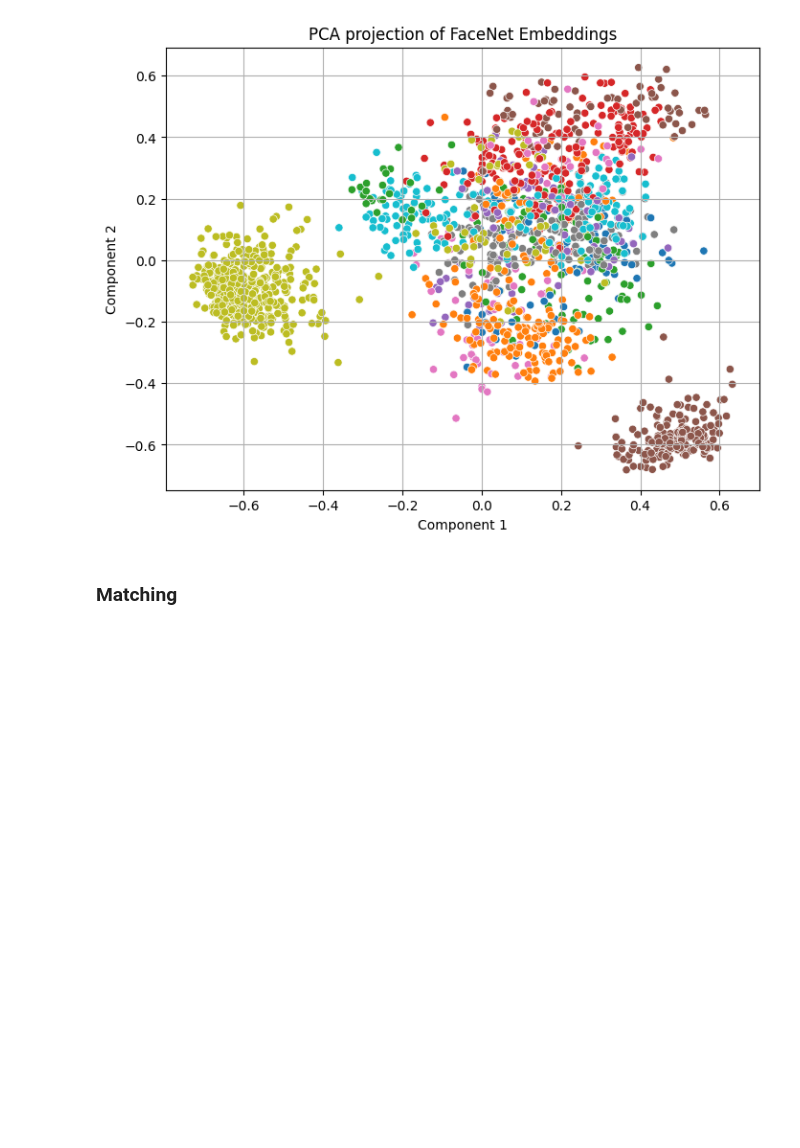
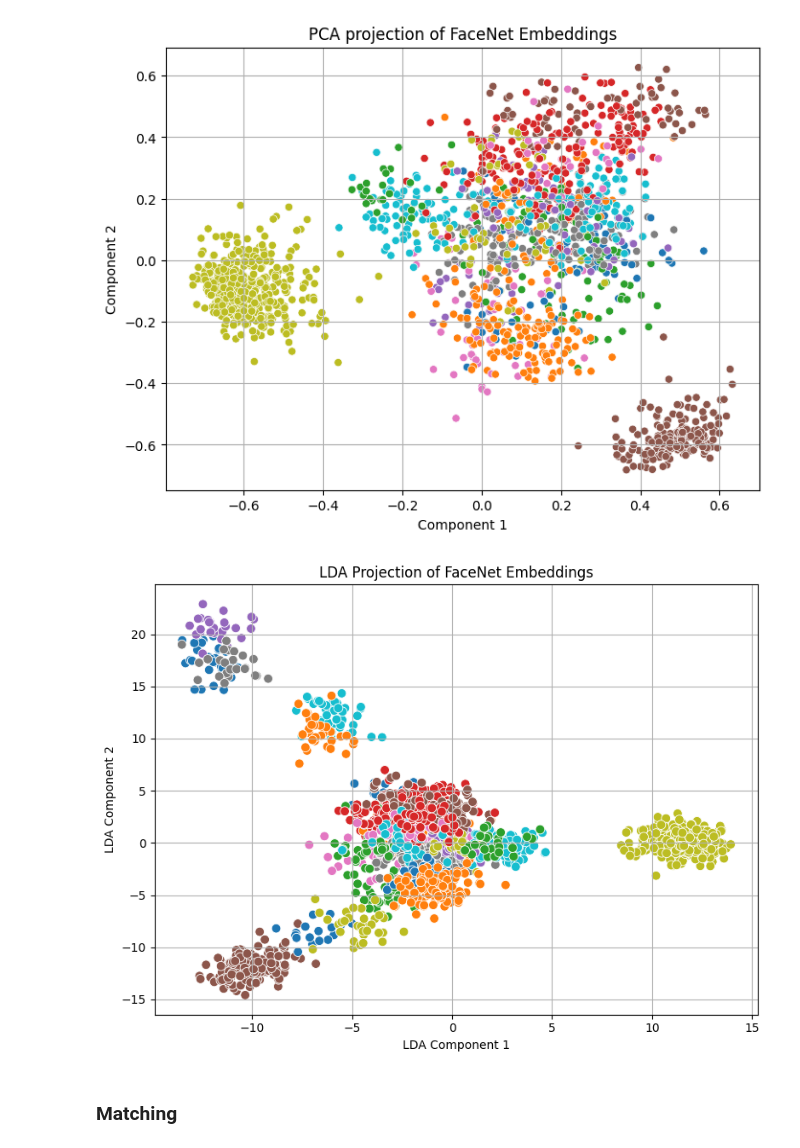
Before and after one commit to CyberKL/face-recognition, a Jupyter notebook: technology-eval.ipynb, the cells around one changed output. Drawn from its saved outputs; the diff is of its cells as text; code cells hidden in the pictures; blank space fills up the shorter version.

Commit message:
add LDA projection

```diff
--- a/technology-eval.ipynb
+++ b/technology-eval.ipynb
@@ -461,6 +459,20 @@ plt.grid(True)
 plt.show()
 # %% [output]
 [figure]
+# %%
+lda = LDA(n_components=2)
+emb_2d = lda.fit_transform(np.vstack(train_embs), np.hstack(y_train))
+
+plt.figure(figsize=(8, 6))
+sns.scatterplot(x=emb_2d[:, 0], y=emb_2d[:, 1], hue=y_train, palette='tab10', legend=False, s=60)
+plt.title("LDA Projection of FaceNet Embeddings")
+plt.xlabel("LDA Component 1")
+plt.ylabel("LDA Component 2")
+plt.grid(True)
+plt.tight_layout()
+plt.show()
+# %% [output]
+[figure, added]
 # %% [markdown]
 ### Matching
 # %%
```
Also changed, not shown: parts of 16 cells of this notebook.
